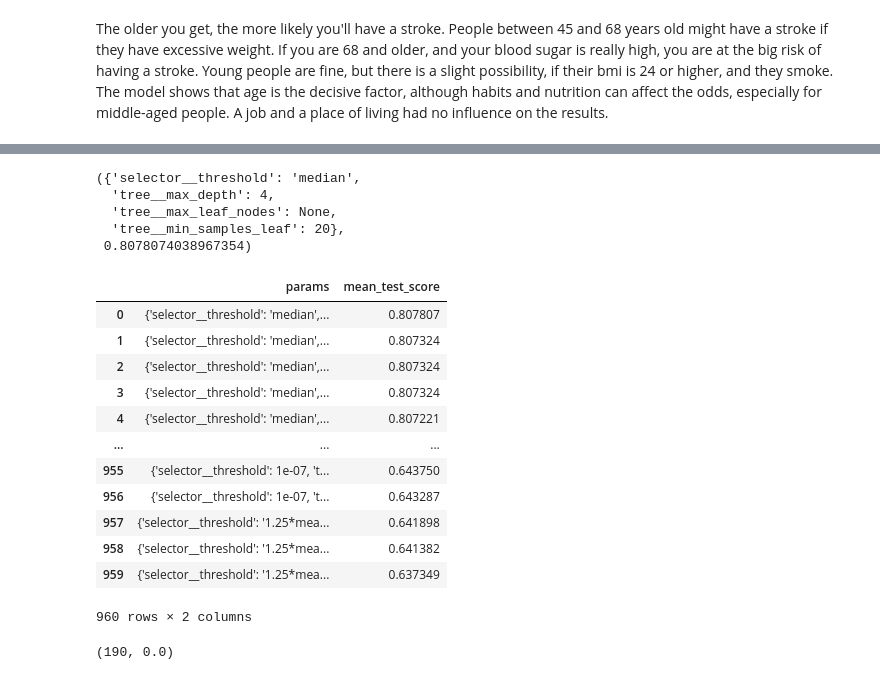
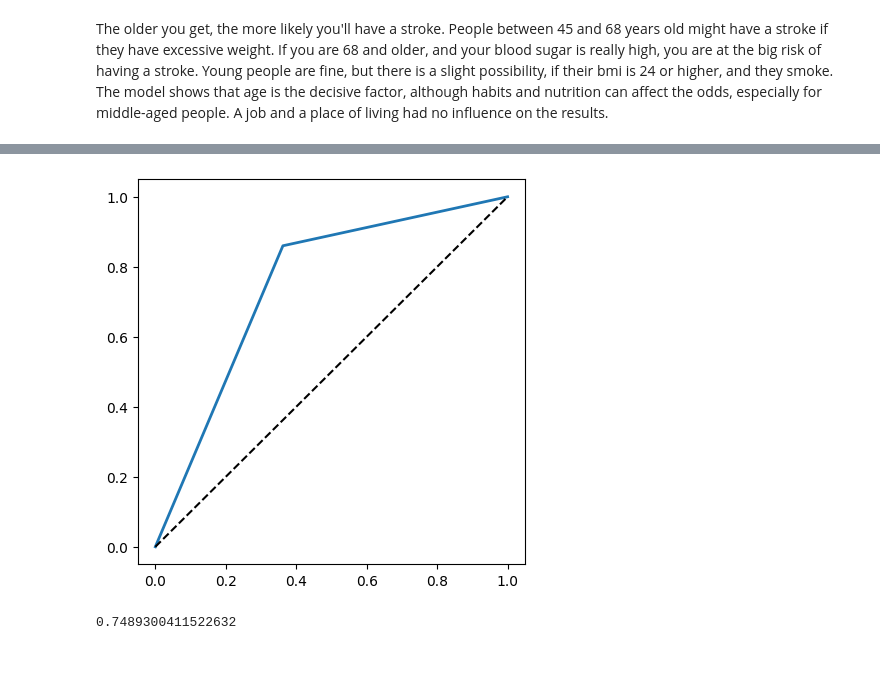
Before and after one commit to vvvvvaves/projector_ml_beginning, a Jupyter notebook: hw6. Stroke Prediction Decision Tree.ipynb, the cells around one changed output, grey strips where cells are left out. Cells and saved outputs as stored; diff of their text form; code cells hidden in the pictures.

```diff
--- a/hw6. Stroke Prediction Decision Tree.ipynb
+++ b/hw6. Stroke Prediction Decision Tree.ipynb
@@ -215,8 +163,22 @@ The older you get, the more likely you'll have a stroke. People between 45 and 6
 The model shows that age is the decisive factor, although habits and nutrition can affect the odds, especially for middle-aged people. A job and a place of living had no influence on the results.
 # %%
 from sklearn.metrics import roc_curve
-def plot_roc_curve(fpr, tpr):
-    plt.rcParams["figure.figsize"] = (5,5)
-    plt.plot(fpr, tpr, linewidth=2)
-    plt.plot([0,1], [0,1], 'k--')
-    plt.show()
+def predict_on_test(validation = validation , test = test):
+    test = prepare_data(test)
+    y_test = test.stroke
+    X_test = test.drop('stroke', axis=1)
+    tree = DecisionTreeClassifier(class_weight='balanced', criterion='entropy')
+    tree.set_params(**validation.best_params_)
+    tree.fit(validation.X, validation.y)
+    test_pred = tree.predict(X_test)
+    plot_best_roc_curve(y_test, test_pred)
+    return roc_auc_score(y_test, test_pred)
+
+
+def plot_best_roc_curve(y_true, pred):
+        fpr, tpr, thresholds = roc_curve(y_true, pred)
+        plt.rcParams["figure.figsize"] = (5,5)
+        plt.plot(fpr, tpr, linewidth=2)
+        plt.plot([0,1], [0,1], 'k--')
+        plt.show()
+        return
@@ -338,34 +185,5 @@ GridSearchCV(estimator=Pipeline(steps=[('selector',
-# %%
-grid.best_params_, grid.best_score_
-# %% [output]
-({'selector__threshold': 'median',
-  'tree__max_depth': 4,
-  'tree__max_leaf_nodes': None,
-  'tree__min_samples_leaf': 20},
- 0.8078074038967354)
-# %%
-df = pd.DataFrame(grid.cv_results_)
-too_strict = df.loc[df['mean_test_score'].isna()].index
-df.drop(too_strict, axis=0, inplace=True)
-df.sort_values('mean_test_score', ascending=False, inplace=True)
-df.reset_index(drop=True, inplace=True)
-df[['params', 'mean_test_score']]
-# %% [output]
-|  | params | mean_test_score |
-| 0 | {'selector__threshold': 'median',... | 0.807807 |
-| 1 | {'selector__threshold': 'median',... | 0.807324 |
-| 2 | {'selector__threshold': 'median',... | 0.807324 |
-| 3 | {'selector__threshold': 'median',... | 0.807324 |
-| 4 | {'selector__threshold': 'median',... | 0.807221 |
-| ... | ... | ... |
-| 955 | {'selector__threshold': 1e-07, 't... | 0.643750 |
-| 956 | {'selector__threshold': 1e-07, 't... | 0.643287 |
-| 957 | {'selector__threshold': '1.25*mea... | 0.641898 |
-| 958 | {'selector__threshold': '1.25*mea... | 0.641382 |
-| 959 | {'selector__threshold': '1.25*mea... | 0.637349 |
-960 rows × 2 columns
-# %%
-model = grid.best_estimator_
-len(model[0].get_feature_names_out()), model[0].threshold_
-# %% [output]
-(190, 0.0)
+# %%
+predict_on_test()
+# %% [output]
+[figure, added]
+0.7489300411522632
```
Also changed, not shown: parts of 52 cells of this notebook.
